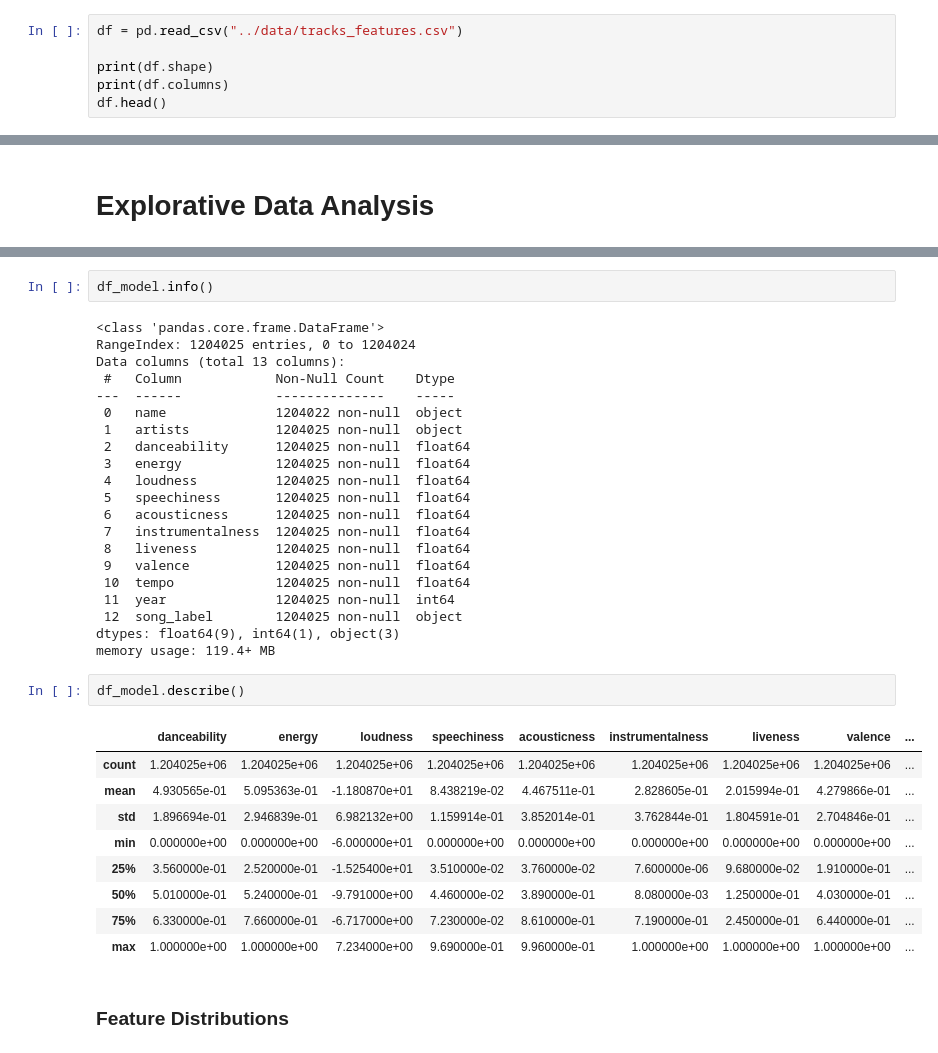
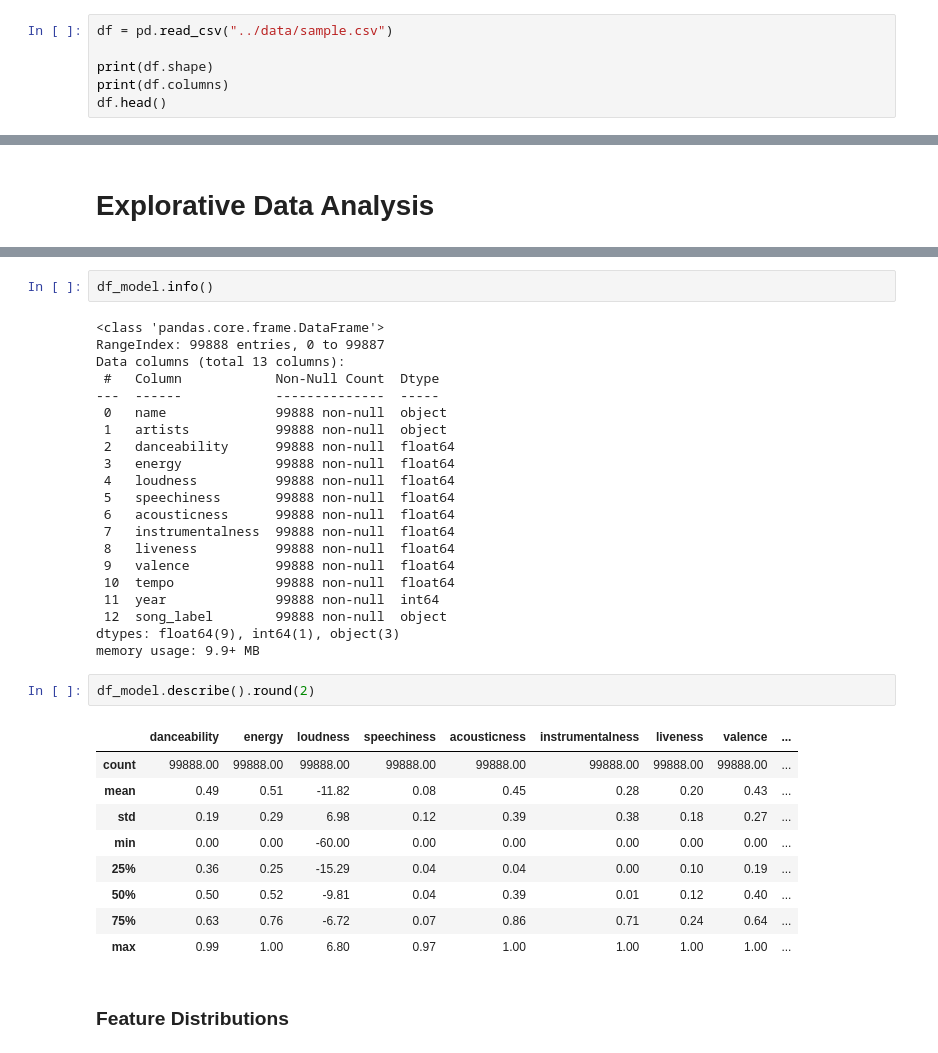
Before and after one commit to kubaamarczak/music-recommendation-system, a Jupyter notebook: notebooks/analysis.ipynb, the cells around one changed output, grey strips where cells are left out. Cells and saved outputs as stored; diff of their text form.

```diff
--- a/notebooks/analysis.ipynb
+++ b/notebooks/analysis.ipynb
@@ -35,7 +36,7 @@ from matplotlib.patches import Patch
 # %% [markdown]
 ### Load Dataset
 # %%
-df = pd.read_csv("../data/tracks_features.csv")
+df = pd.read_csv("../data/sample.csv")
 
 print(df.shape)
 print(df.columns)
@@ -164,37 +162,37 @@ df_model.head()
 df_model.info()
 # %% [output]
 <class 'pandas.core.frame.DataFrame'>
-RangeIndex: 1204025 entries, 0 to 1204024
+RangeIndex: 99888 entries, 0 to 99887
 Data columns (total 13 columns):
- #   Column            Non-Null Count    Dtype
----  ------            --------------    -----
- 0   name              1204022 non-null  object
- 1   artists           1204025 non-null  object
- 2   danceability      1204025 non-null  float64
- 3   energy            1204025 non-null  float64
- 4   loudness          1204025 non-null  float64
- 5   speechiness       1204025 non-null  float64
- 6   acousticness      1204025 non-null  float64
- 7   instrumentalness  1204025 non-null  float64
- 8   liveness          1204025 non-null  float64
- 9   valence           1204025 non-null  float64
- 10  tempo             1204025 non-null  float64
- 11  year              1204025 non-null  int64
- 12  song_label        1204025 non-null  object
+ #   Column            Non-Null Count  Dtype
+---  ------            --------------  -----
+ 0   name              99888 non-null  object
+ 1   artists           99888 non-null  object
+ 2   danceability      99888 non-null  float64
+ 3   energy            99888 non-null  float64
+ 4   loudness          99888 non-null  float64
+ 5   speechiness       99888 non-null  float64
+ 6   acousticness      99888 non-null  float64
+ 7   instrumentalness  99888 non-null  float64
+ 8   liveness          99888 non-null  float64
+ 9   valence           99888 non-null  float64
+ 10  tempo             99888 non-null  float64
+ 11  year              99888 non-null  int64
+ 12  song_label        99888 non-null  object
 dtypes: float64(9), int64(1), object(3)
-memory usage: 119.4+ MB
+memory usage: 9.9+ MB
 # %%
-df_model.describe()
+df_model.describe().round(2)
 # %% [output]
 |  | danceability | energy | loudness | speechiness | acousticness | instrumentalness | liveness | valence | ... |
-| count | 1.204025e+06 | 1.204025e+06 | 1.204025e+06 | 1.204025e+06 | 1.204025e+06 | 1.204025e+06 | 1.204025e+06 | 1.204025e+06 | ... |
-| mean | 4.930565e-01 | 5.095363e-01 | -1.180870e+01 | 8.438219e-02 | 4.467511e-01 | 2.828605e-01 | 2.015994e-01 | 4.279866e-01 | ... |
-| std | 1.896694e-01 | 2.946839e-01 | 6.982132e+00 | 1.159914e-01 | 3.852014e-01 | 3.762844e-01 | 1.804591e-01 | 2.704846e-01 | ... |
-| min | 0.000000e+00 | 0.000000e+00 | -6.000000e+01 | 0.000000e+00 | 0.000000e+00 | 0.000000e+00 | 0.000000e+00 | 0.000000e+00 | ... |
-| 25% | 3.560000e-01 | 2.520000e-01 | -1.525400e+01 | 3.510000e-02 | 3.760000e-02 | 7.600000e-06 | 9.680000e-02 | 1.910000e-01 | ... |
-| 50% | 5.010000e-01 | 5.240000e-01 | -9.791000e+00 | 4.460000e-02 | 3.890000e-01 | 8.080000e-03 | 1.250000e-01 | 4.030000e-01 | ... |
-| 75% | 6.330000e-01 | 7.660000e-01 | -6.717000e+00 | 7.230000e-02 | 8.610000e-01 | 7.190000e-01 | 2.450000e-01 | 6.440000e-01 | ... |
-| max | 1.000000e+00 | 1.000000e+00 | 7.234000e+00 | 9.690000e-01 | 9.960000e-01 | 1.000000e+00 | 1.000000e+00 | 1.000000e+00 | ... |
+| count | 99888.00 | 99888.00 | 99888.00 | 99888.00 | 99888.00 | 99888.00 | 99888.00 | 99888.00 | ... |
+| mean | 0.49 | 0.51 | -11.82 | 0.08 | 0.45 | 0.28 | 0.20 | 0.43 | ... |
+| std | 0.19 | 0.29 | 6.98 | 0.12 | 0.39 | 0.38 | 0.18 | 0.27 | ... |
+| min | 0.00 | 0.00 | -60.00 | 0.00 | 0.00 | 0.00 | 0.00 | 0.00 | ... |
+| 25% | 0.36 | 0.25 | -15.29 | 0.04 | 0.04 | 0.00 | 0.10 | 0.19 | ... |
+| 50% | 0.50 | 0.52 | -9.81 | 0.04 | 0.39 | 0.01 | 0.12 | 0.40 | ... |
+| 75% | 0.63 | 0.76 | -6.72 | 0.07 | 0.86 | 0.71 | 0.24 | 0.64 | ... |
+| max | 0.99 | 1.00 | 6.80 | 0.97 | 1.00 | 1.00 | 1.00 | 1.00 | ... |
 # %% [markdown]
 ### Feature Distributions
 # %%
```
Also changed, not shown: parts of 24 cells of this notebook, 1 other file.
